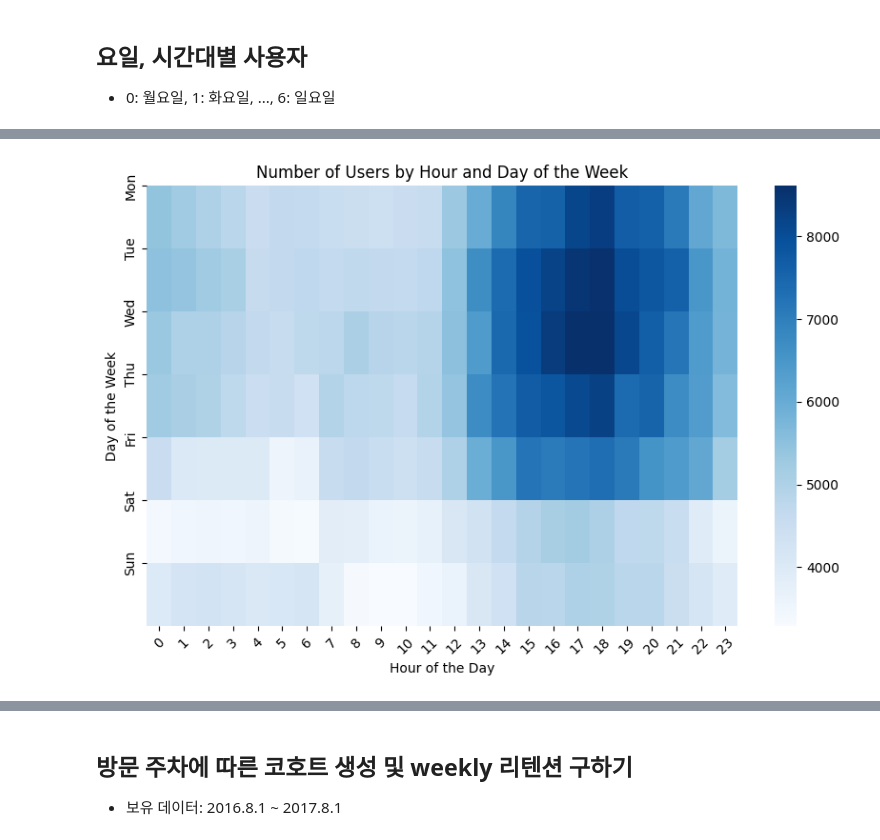
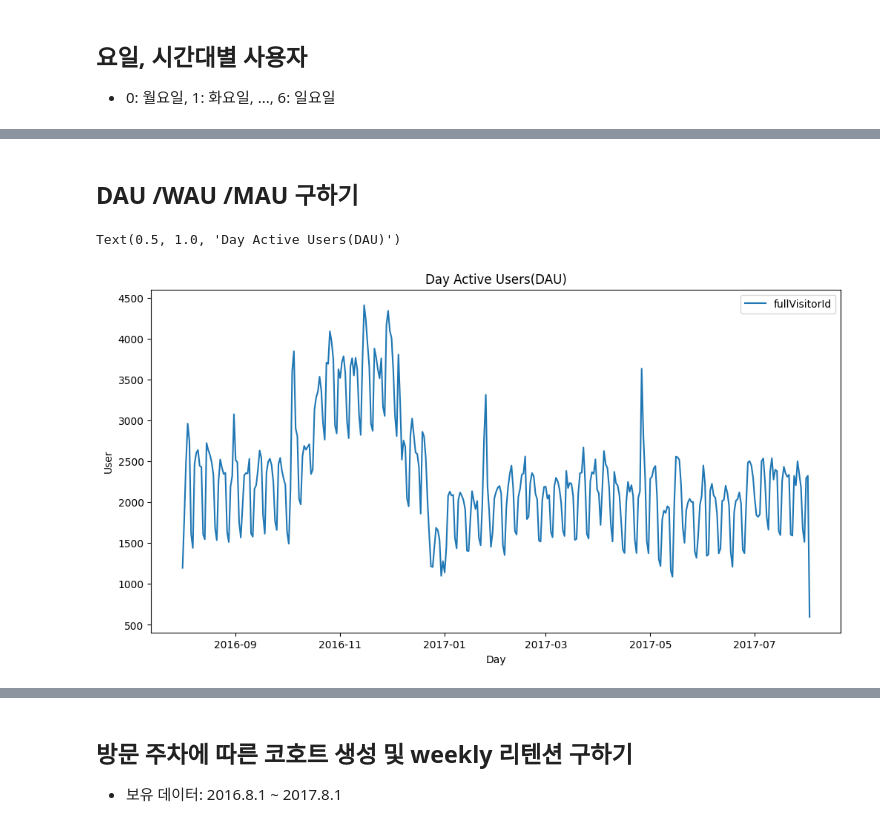
Before and after one commit to eju1019/ipark, a Jupyter notebook: Eunju.ipynb, the cells around one changed output, grey strips where cells are left out. Drawn from its saved outputs; the diff is of its cells as text; code cells hidden in the pictures.

```diff
--- a/Eunju.ipynb
+++ b/Eunju.ipynb
@@ -38,6 +58,6 @@ Loaded train.csv. Shape: (903653, 55)
 # %%
 # 열 drop
-drop_df = df.drop(['socialEngagementType','device_browser','device_browserVersion','device_operatingSystem','device_browserSize','device_operatingSystemVersion',
+drop_df = df.drop(['socialEngagementType','visitId','sessionId','device_browser','device_browserVersion','device_operatingSystem','device_browserSize','device_operatingSystemVersion',
         'device_mobileDeviceBranding','device_mobileDeviceModel','device_mobileInputSelector','device_mobileDeviceInfo','device_mobileDeviceMarketingName',
         'device_flashVersion','device_language','device_screenColors','device_screenResolution','geoNetwork_subContinent','geoNetwork_region','geoNetwork_metro',
         'geoNetwork_city','geoNetwork_cityId','geoNetwork_networkDomain','geoNetwork_networkLocation',
@@ -67,9 +87,6 @@ drop_df['totals_newVisits'] = drop_df['totals_newVisits'].astype(int)
 drop_df['totals_transactionRevenue'] = drop_df['totals_transactionRevenue'].astype(float)
 
 #drop_df['totals_transactionRevenue'] = np.power(drop_df['totals_transactionRevenue'], 1/6).round(2)
-
-#str형으로 변환
-drop_df['visitId'] = drop_df['visitId'].astype(str)
 # %%
 # 범주형 변수 -> 수치형 변수로 변환
 # 인코딩 하는 이유: 범주형 변수를 넣는 경우 에러가 발생할 수 있어 수치형으로 변환하는 과정이 필요하다
@@ -131,5 +142,25 @@ plt.ylabel('Day of the Week')
 plt.xticks(rotation=45)
 plt.yticks(range(7), ['Mon', 'Tue', 'Wed', 'Thu', 'Fri', 'Sat', 'Sun'])
 plt.show()
-# %% [output]
-[figure, removed]
+# %% [markdown]
+## DAU /WAU /MAU 구하기
+# %%
+# 날짜 정리
+import datetime as dt
+drop_df['date_of_day']= drop_df['visitStartTime'].dt.date
+drop_df['date_of_weekday']= drop_df['visitStartTime'].dt.isocalendar().week
+drop_df['date_of_month']= drop_df['visitStartTime'].dt.month
+drop_df['date_of_year']= drop_df['visitStartTime'].dt.year
+# %%
+#DAU 구하기
+drop_df_DAU = drop_df.groupby(drop_df['date_of_day'])['fullVisitorId'].nunique()
+
+plt.figure(figsize=(12,6))
+drop_df_DAU.plot(kind='line',legend='fullVisitorId')
+plt.xlabel('Day')
+plt.ylabel('User')
+plt.legend()
+plt.title('Day Active Users(DAU)')
+# %% [output]
+Text(0.5, 1.0, 'Day Active Users(DAU)')
+[figure, added]
```
Also changed, not shown: parts of 10 cells of this notebook.
